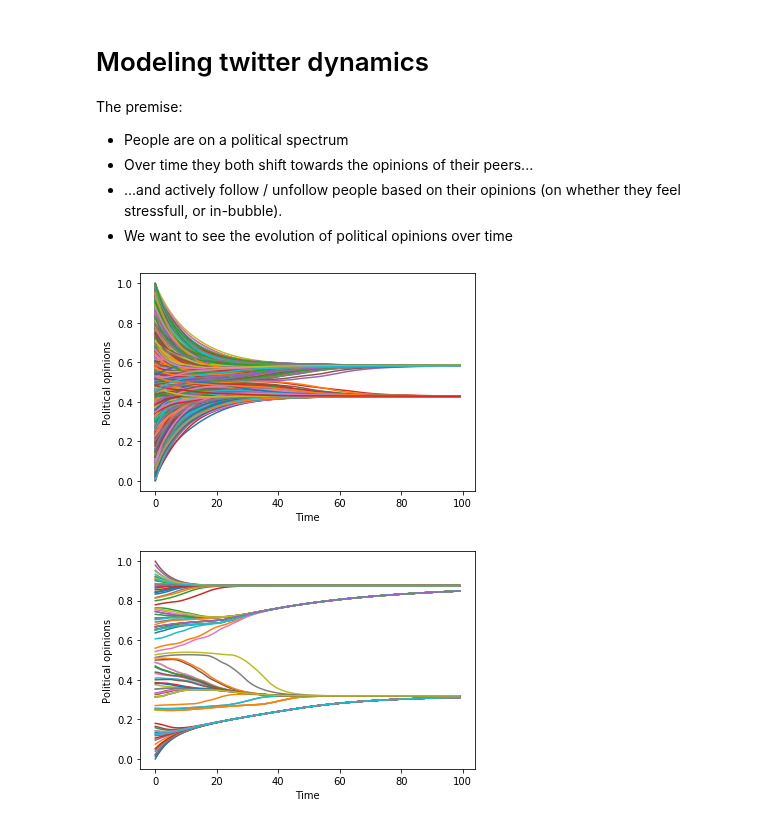
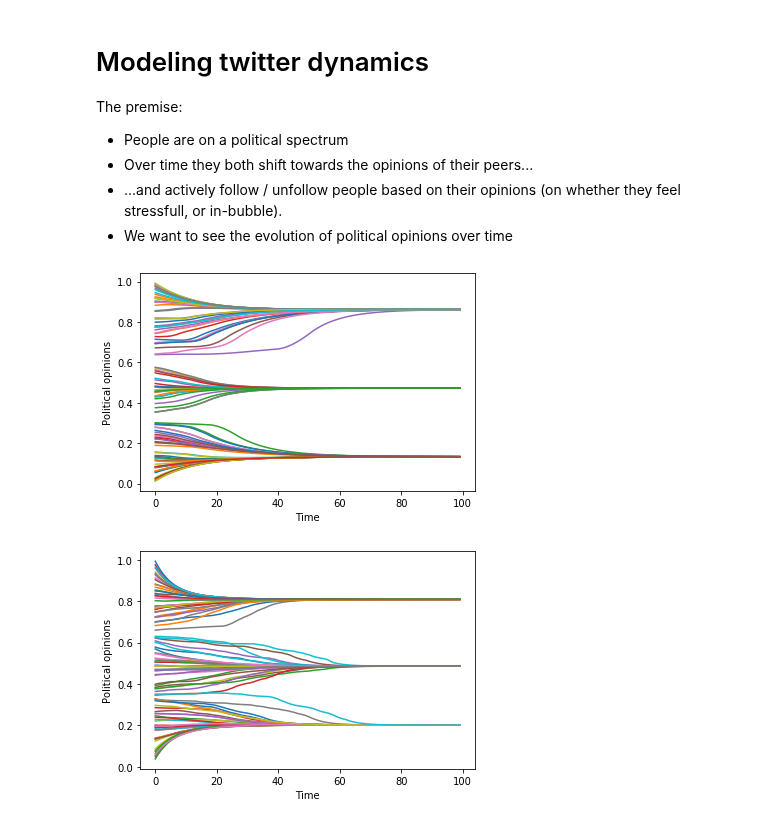
Before and after one commit to khakhalin/Sketches, a Jupyter notebook: dynamic_systems/twitter.ipynb, the cells around one changed output. Saved outputs shown, nothing was run; the diff lists cells and outputs as text; code cells hidden in the pictures.

```diff
--- a/dynamic_systems/twitter.ipynb
+++ b/dynamic_systems/twitter.ipynb
@@ -11,15 +11,15 @@ The premise:
 import numpy as np
 import matplotlib.pyplot as plt
 # %%
-n_people = 1000
+n_people = 100
 n_time = 100
 n_friends = 25
 alpha = 0.1
 p_refriend = 1
 
-do_seed_similar = False # Whether original friendship networks have similar opinions
+do_seed_similar = True # Whether original friendship networks have similar opinions
 do_unfriend = True
-do_influencer = False # False for a random person
+do_influencer = True # False for a random person, true for "most popular with friends"
 
 opinion = np.zeros((n_time, n_people))
 opinion[0, :] = np.random.uniform(size=n_people)
@@ -36,37 +36,34 @@ else:
         friends[i] = np.random.choice(list(set(range(n_people))-set([i])), size=n_friends, replace=False).tolist()
 
 for t in range(1, n_time):
     for i in range(n_people):
         opinion[t, i] = (1-alpha)*opinion[t-1, i] + alpha*np.mean(opinion[t-1, friends[i]])
         # First need to fully update, then friend / unfriend
     if do_unfriend:
         for i in range(n_people):
             if np.random.uniform() < p_refriend:
                 if do_influencer: # Add a person most popular with friends
                     hist = {}
                     forbidden = set(friends[i] + [i]) # Those are already befriended
                     for j in friends[i]:
                         for k in friends[j]:
                             if k not in forbidden:
                                 hist[k] = hist.get(k,0) + 1
                     if not hist: # This bubble is too bubbly: a full graph, no one to add
                         hist = {np.random.randint(n_people): 1} # Add a random person
-                    #queue = sorted([(val,key) for key,val in hist.items()])
-                    #queue = [(key,val) for (val,key) in queue if val==queue[-1][0]]
-                    #best = queue[np.random.randint(len(queue))][0]
                     best = max([(val,key) for key,val in hist.items()])[1]
                     friends[i] += [best]
                 else: # Add a random person:
                     friends[i] += [np.random.randint(n_people)]
                 queue = [friends[i][k] for k in np.argsort(np.abs(opinion[t, friends[i]] - opinion[t, i]))]
                 worst = queue[-1]
                 friends[i].remove(worst)
 
 plt.plot(opinion);
 plt.xlabel('Time');
 plt.ylabel('Political opinions');
 # %% [output]
-[figure, old version]
+[figure, new version]
 # %%
 # Clear version
 n_people = 100
@@ -87,21 +84,13 @@ for t in range(1, n_time):
     for i in range(n_people):
         opinion[t, i] = (1-alpha)*opinion[t-1, i] + alpha*np.mean(opinion[t-1, friends[i]])
     for i in range(n_people):
-        hist = {}                           # Find a person most popular with friends
-        forbidden = set(friends[i] + [i])   # Those already befriended
-        for j in friends[i]:
-            for k in friends[j]:
-                if k not in forbidden:
-                    hist[k] = hist.get(k,0) + 1
-        if hist: # This bubble is not too bubbly (still possible to add someone)
-            best = max([(val,key) for key,val in hist.items()])[1]
-            friends[i] += [best]
-            queue = [friends[i][k] for k in np.argsort(np.abs(opinion[t, friends[i]] - opinion[t, i]))]
-            worst = queue[-1]
-            friends[i].remove(worst)
+        friends[i] += [np.random.randint(n_people)] # Add a random person
+        queue = [friends[i][k] for k in np.argsort(np.abs(opinion[t, friends[i]] - opinion[t, i]))]
+        worst = queue[-1]                           # Now unfriend someone
+        friends[i].remove(worst)
 
 plt.plot(opinion);
 plt.xlabel('Time');
 plt.ylabel('Political opinions');
 # %% [output]
-[figure, old version]
+[figure, new version]
```
